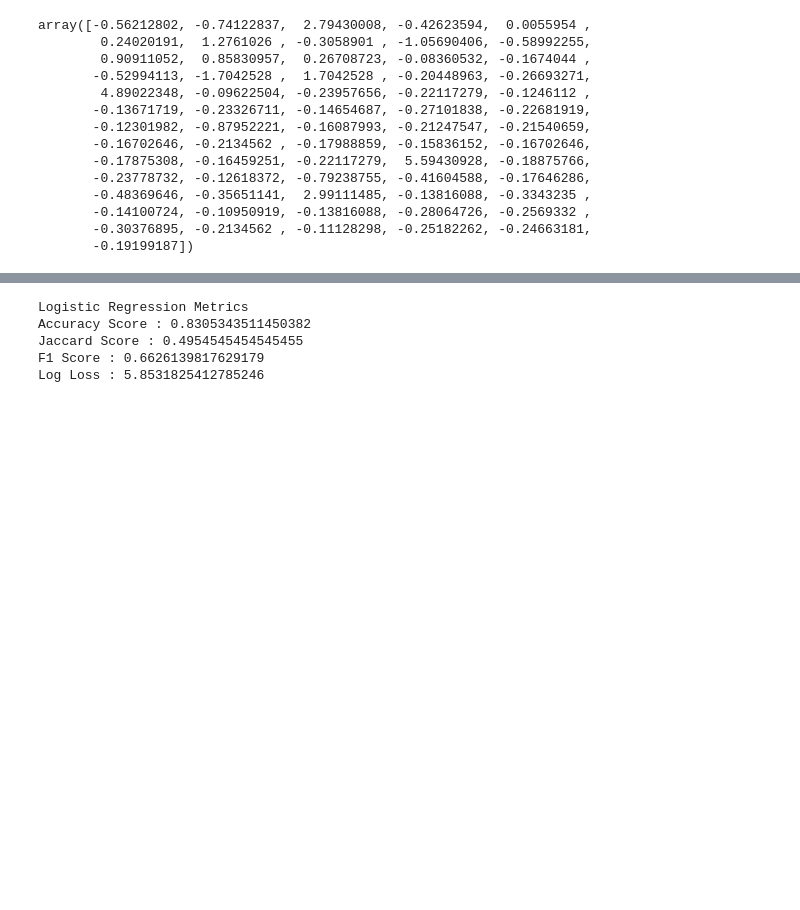
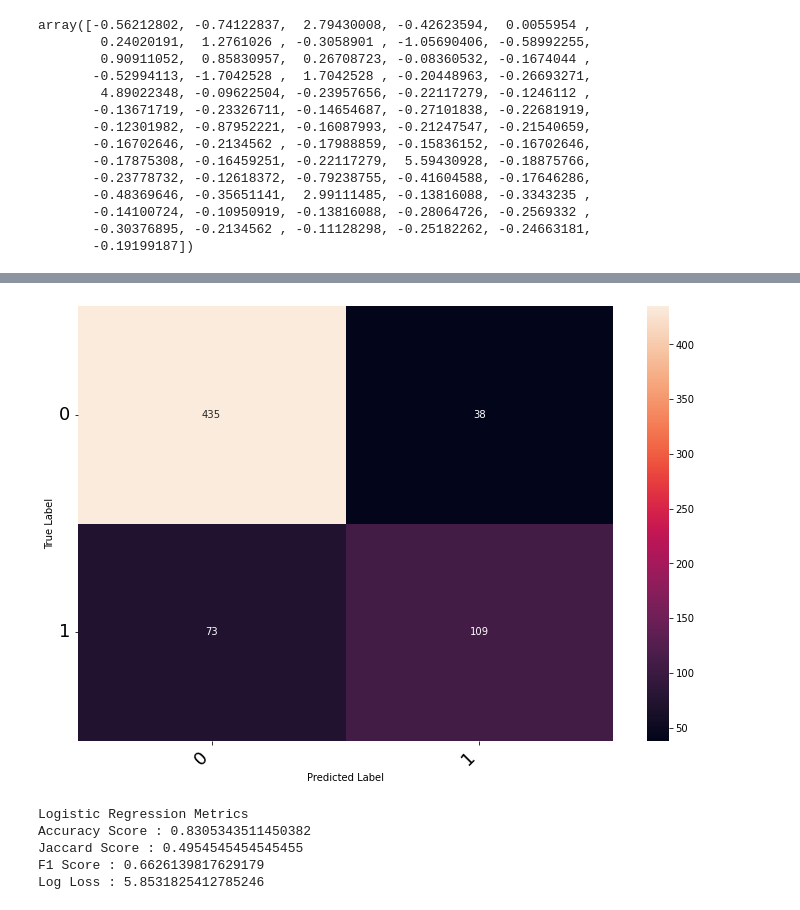
Before and after one commit to OnurYukay/IBM-Machine-Learning-with-Python-, a Jupyter notebook: Machine Learning With Python IBM Final Project.ipynb, the cells around one changed output, grey strips where cells are left out. Cells and saved outputs as stored; diff of their text form; code cells hidden in the pictures; blank space fills up the shorter version.

```diff
--- a/Machine Learning With Python IBM Final Project.ipynb
+++ b/Machine Learning With Python IBM Final Project.ipynb
@@ -319,3 +314,43 @@ predictions = LR.predict(x_test)
+# %%
+def print_confusion_matrix(confusion_matrix, class_names, figsize = [12,8], fontsize=18):
+    """Prints a confusion matrix, as returned by sklearn.metrics.confusion_matrix, as a heatmap.
+
+    Arguments
+    ---------
+    confusion_matrix: numpy.ndarray
+        The numpy.ndarray object returned from a call to sklearn.metrics.confusion_matrix.
+        Similarly constructed ndarrays can also be used.
+    class_names: list
+        An ordered list of class names, in the order they index the given confusion matrix.
+    figsize: tuple
+        A 2-long tuple, the first value determining the horizontal size of the ouputted figure,
+        the second determining the vertical size. Defaults to [12,8].
+    fontsize: int
+        Font size for axes labels. Defaults to 18.
+
+    Returns
+    -------
+    matplotlib.figure.Figure
+        The resulting confusion matrix figure
+    """
+
+    df_cm = pd.DataFrame(confusion_matrix, index=class_names, columns=class_names)
+    plt.figure(figsize=figsize)
+
+    try:
+        heatmap = sns.heatmap(df_cm, annot=True, fmt="d")
+    except ValueError:
+        raise ValueError("Confusion matrix values must be integers.")
+
+    heatmap.yaxis.set_ticklabels(heatmap.yaxis.get_ticklabels(), rotation=0, ha='right', fontsize=fontsize)
+    heatmap.xaxis.set_ticklabels(heatmap.xaxis.get_ticklabels(), rotation=45, ha='right', fontsize=fontsize)
+    plt.ylabel('True Label')
+    plt.xlabel('Predicted Label')
+# %%
+confusion_matrix = metrics.confusion_matrix(y_test, predictions)
+print_confusion_matrix(confusion_matrix, [0,1])
+# %% [output]
+[figure, added]
 # %%
 LR_Accuracy_Score = metrics.accuracy_score(y_test, predictions)
 LR_JaccardIndex = metrics.jaccard_score(y_test, predictions)
```
Also changed, not shown: parts of 27 cells of this notebook.
